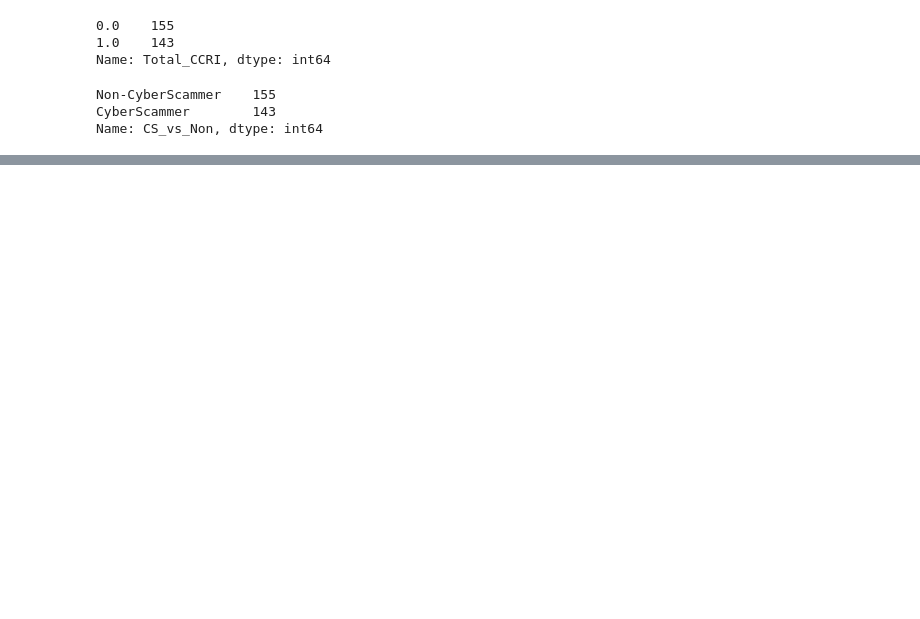
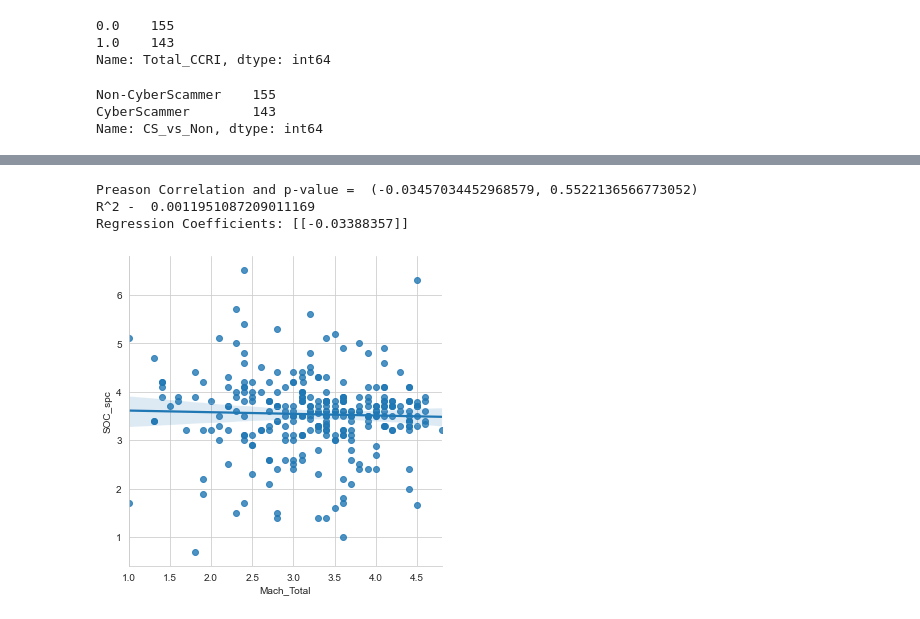
Before and after one commit to thegeeklife/Identifying-Factors-That-Affect-Predilection-Towards-Online-Scamming, a Jupyter notebook: scammer_motives.ipynb, the cells around one changed output, grey strips where cells are left out. Drawn from its saved outputs; the diff is of its cells as text; code cells hidden in the pictures; blank space fills up the shorter version.

```diff
--- a/scammer_motives.ipynb
+++ b/scammer_motives.ipynb
@@ -469,0 +391,8 @@ Regression Coefficients: [[0.94750549]]
+# %%
+#H1. B. Machiavellianism will have a negative relation with socio-political control.
+test_hypothesis(df_2['Mach_Total'],df_2['SOC_spc'])
+# %% [output]
+Preason Correlation and p-value =  (-0.03457034452968579, 0.5522136566773052)
+R^2 -  0.0011951087209011169
+Regression Coefficients: [[-0.03388357]]
+[figure, added]
```
Also changed, not shown: parts of 32 cells of this notebook.
